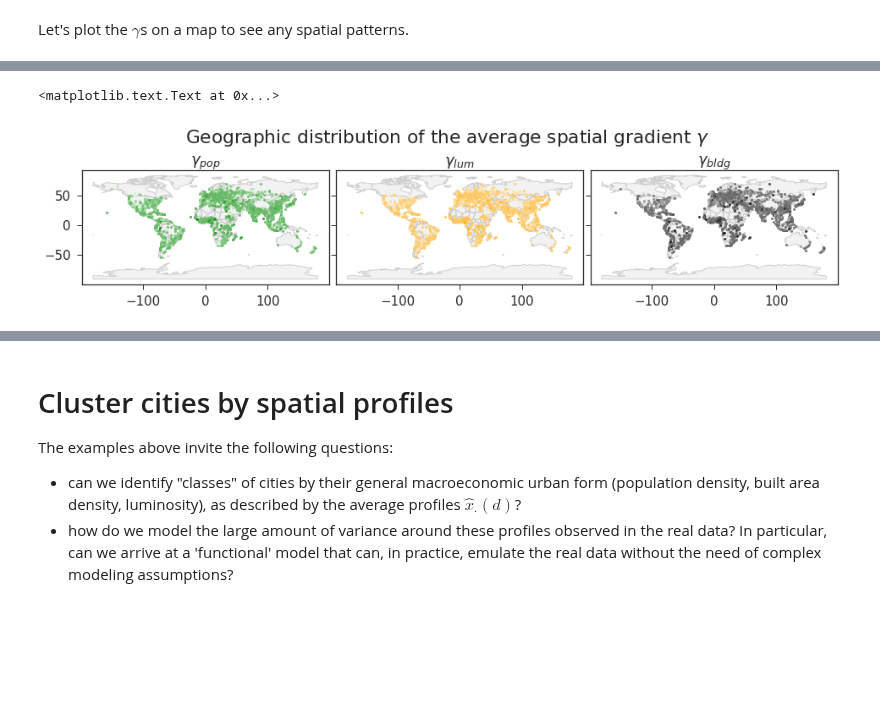
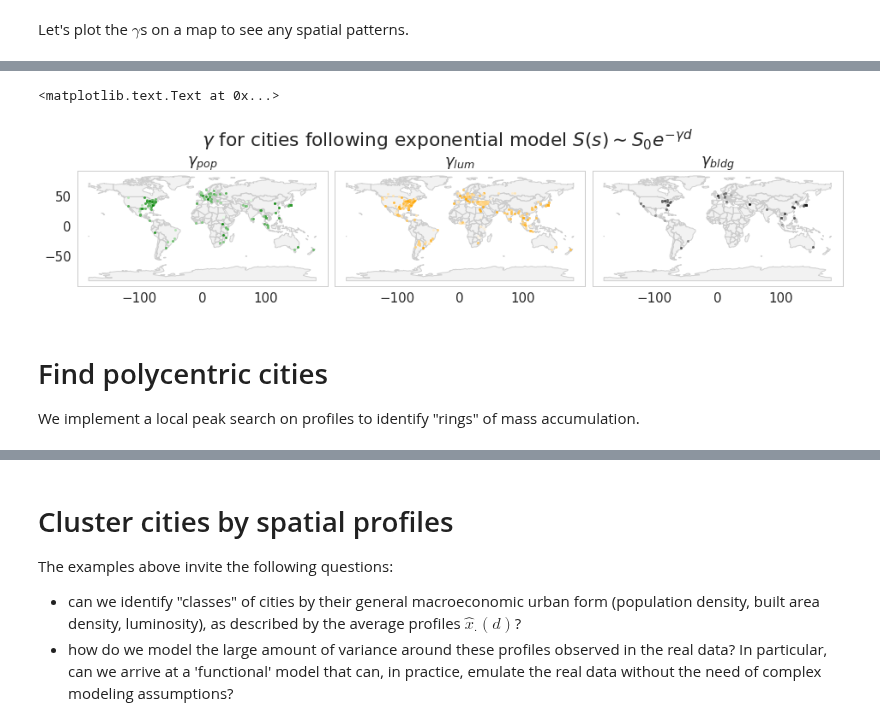
Before and after one commit to adrianalbert/urbanization-patterns, a Jupyter notebook: experiments/City clustering analysis.ipynb, the cells around one changed output, grey strips where cells are left out. Saved outputs shown, nothing was run; the diff lists cells and outputs as text; code cells hidden in the pictures; blank space fills up the shorter version.

Commit message:
more analysis on profiles

```diff
--- a/experiments/City clustering analysis.ipynb
+++ b/experiments/City clustering analysis.ipynb
@@ -629,0 +451,19 @@ plt.ylim((0,250))
+# %%
+fig, ax = plt.subplots(1,3, figsize=(12,3),
+                       gridspec_kw={"wspace":0.05, "hspace":0.1},
+                       sharex=True, sharey=True)
+
+for a,df,src in zip(ax, [grad_bld, grad_pop, grad_lum], ['bldg', "pop", "lum"]):
+    cur_df = df[df['rvalue']>0.8]
+
+    sns.boxplot(x="region", y="slope", hue="scale-pop", palette=pop_colors,
+                data=cur_df, ax=a, hue_order=pop_scales)
+    a.set_xlabel(""); a.set_ylabel("");
+    a.set_xticklabels(a.get_xticklabels(), rotation=30)
+    a.set_title(src)
+    a.legend_.remove()
+
+ax[0].set_ylabel("$\gamma$")
+ax[-1].legend(borderaxespad=0., fontsize=16, bbox_to_anchor=(1,1))
+fig.subplots_adjust(top=0.75)
+fig.suptitle("Exponential model slope $\gamma$")
@@ -630,15 +473,9 @@ plt.ylim((0,250))
 # %% [markdown]
 Let's plot the $\gamma$s on a map to see any spatial patterns.
 # %%
-grad_pop_gdf = gpd.GeoDataFrame(pd.merge(grad_pop, cities_sel_df[['City', 'geometry']],
-                        left_on="city", right_on="City"))
-grad_lum_gdf = gpd.GeoDataFrame(pd.merge(grad_lum, cities_sel_df[['City', 'geometry']],
-                        left_on="city", right_on="City"))
-grad_bld_gdf = gpd.GeoDataFrame(pd.merge(grad_bld, cities_sel_df[['City', 'geometry']],
-                        left_on="city", right_on="City"))
-
-grad_pop_gdf['country'] = grad_pop_gdf['city'].apply(lambda x: x.split(",")[1].split('(')[0][1:])
-grad_lum_gdf['country'] = grad_lum_gdf['city'].apply(lambda x: x.split(",")[1].split('(')[0][1:])
-grad_bld_gdf['country'] = grad_bld_gdf['city'].apply(lambda x: x.split(",")[1].split('(')[0][1:])
-
-grad_pop_gdf.head(2)
+grad_pop_gdf = gpd.GeoDataFrame(pd.merge(grad_pop, cities_sel_df[['city', 'location']],
+                        left_on="city", right_on="city")).rename(columns={"location":"geometry"})
+grad_lum_gdf = gpd.GeoDataFrame(pd.merge(grad_lum, cities_sel_df[['city', 'location']],
+                        left_on="city", right_on="city")).rename(columns={"location":"geometry"})
+grad_bld_gdf = gpd.GeoDataFrame(pd.merge(grad_bld, cities_sel_df[['city', 'location']],
+                        left_on="city", right_on="city")).rename(columns={"location":"geometry"})
@@ -649,20 +482,28 @@ grad_pop_gdf.head(2)
 # %%
 sns.set_context('notebook', font_scale=1.5)
 
 world = gpd.read_file(gpd.datasets.get_path('naturalearth_lowres'))
 world['country'] = world['iso_a3'].apply(lambda x: x[:2].lower())
 
 fig, ax = plt.subplots(1,3,gridspec_kw={"wspace":0.03, "hspace":0.13},
                            figsize=(16,3), sharex=True, sharey=True)
-for c,cur_gdf,a in zip(['pop', 'lum', 'bldg'], [grad_pop_gdf, grad_lum_gdf, grad_bld_gdf], ax.flatten()):
+for c,cur_gdf,a in zip(['pop', 'lum', 'bldg'],
+                       [grad_pop_gdf[grad_pop_gdf['rvalue']>0.8],
+                        grad_lum_gdf[grad_lum_gdf['rvalue']>0.8],
+                        grad_bld_gdf[grad_bld_gdf['rvalue']>0.8]],
+                       ax.flatten()):
     world.plot(ax=a, color=[0.9,0.9,0.9,0.2], edgecolor=[0.8,0.8,0.8,0.9])
     cur_gdf.plot(ax=a, marker='.',
                  column="slope",
                  cmap=cmap_dict[c],
                  markersize=6, alpha=0.9)
     a.set_title("$\gamma_{%s}$"%c)
 fig.subplots_adjust(top=0.75)
-fig.suptitle("Geographic distribution of the average spatial gradient $\gamma$")
+fig.suptitle("$\gamma$ for cities following exponential model $S(s) \sim S_0 e^{-\gamma d}$")
 # %% [output]
 <matplotlib.text.Text at 0x...>
-[figure, old version]
+[figure, new version]
+# %% [markdown]
+# Find polycentric cities
+
+We implement a local peak search on profiles to identify "rings" of mass accumulation.
```
Also changed, not shown: parts of 89 cells of this notebook, 3 other files.
